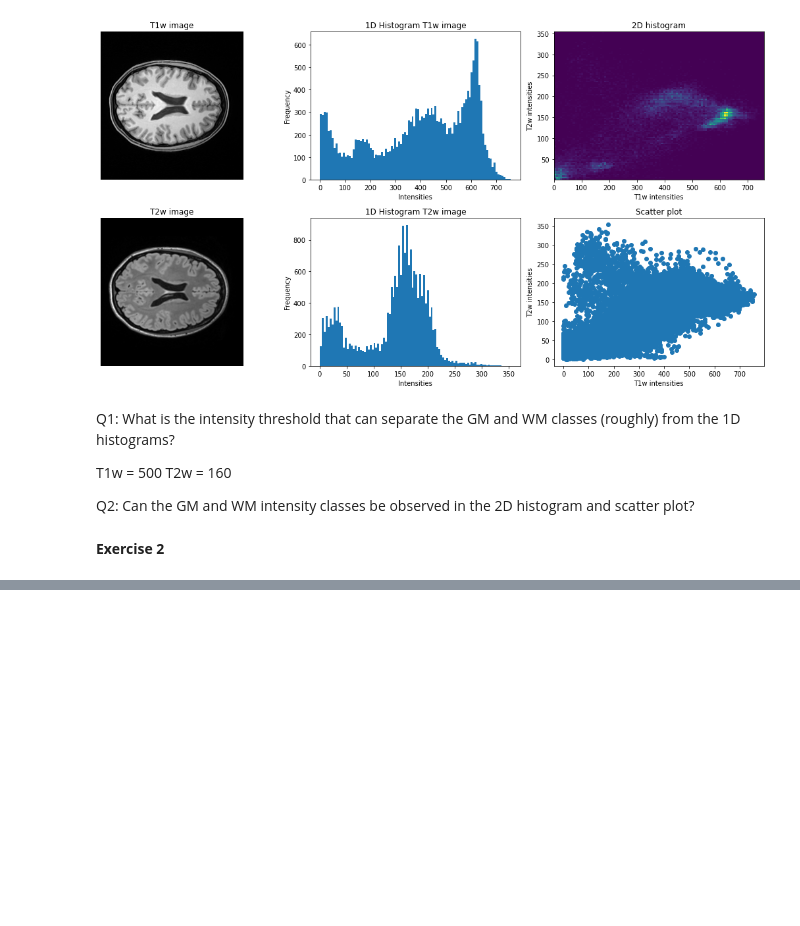
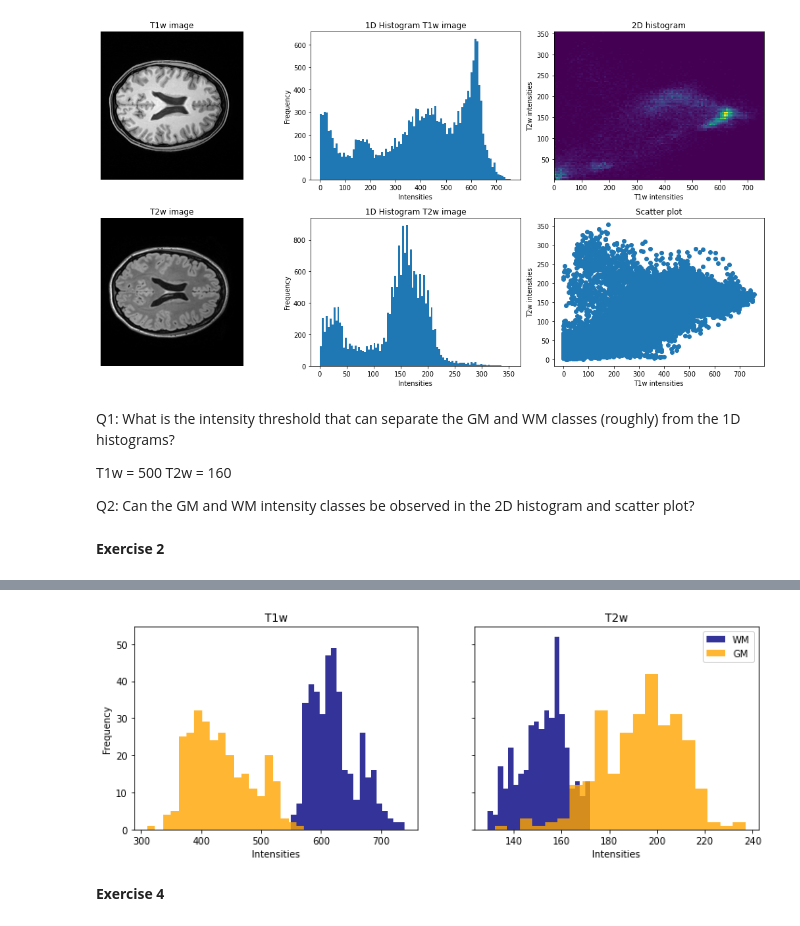
Before and after one commit to joseture/ImageAnalysis, a Jupyter notebook: W11.Exercise6b/Exercise6b.ipynb, the cells around one changed output, grey strips where cells are left out. Cells and saved outputs as stored; diff of their text form; code cells hidden in the pictures; blank space fills up the shorter version.

```diff
--- a/W11.Exercise6b/Exercise6b.ipynb
+++ b/W11.Exercise6b/Exercise6b.ipynb
@@ -71,0 +82,24 @@ plt.hist(C1)
+# %%
+trainWM_T1 = ImgT1[ROI_WM] # trainWM_T1 = ImgT1[qC1[:,0], qC1[:,1]]
+trainGM_T1 = ImgT1[ROI_GM] # trainGM_T1 = ImgT1[qC2[:,0], qC2[:,1]]
+
+trainWM_T2 = ImgT2[ROI_WM] # trainWM_T2 = ImgT2[qC1[:,0], qC1[:,1]]
+trainGM_T2 = ImgT2[ROI_GM] # trainGM_T2 = ImgT2[qC2[:,0], qC2[:,1]]
+
+fig, axs = plt.subplots(1, 2, figsize = (12, 4), sharex = False, sharey = True)
+axs[0].hist(trainWM_T1, bins=20, color = 'navy', label = 'WM', alpha = 0.8)
+axs[0].hist(trainGM_T1, bins=20, color = 'orange', label = 'GM', alpha = 0.8)
+axs[0].set_ylabel('Frequency')
+axs[0].set_xlabel('Intensities')
+axs[0].set_title('T1w')
+
+axs[1].hist(trainWM_T2, bins=20, color = 'navy', label = 'WM', alpha = 0.8)
+axs[1].hist(trainGM_T2, bins=20, color = 'orange', label = 'GM', alpha = 0.8)
+axs[1].set_xlabel('Intensities')
+axs[1].set_title('T2w')
+plt.legend()
+plt.show()
+# %% [output]
+[figure, added]
+# %% [markdown]
+**Exercise 4**
```
Also changed, not shown: parts of 17 cells of this notebook, 9 other files.
